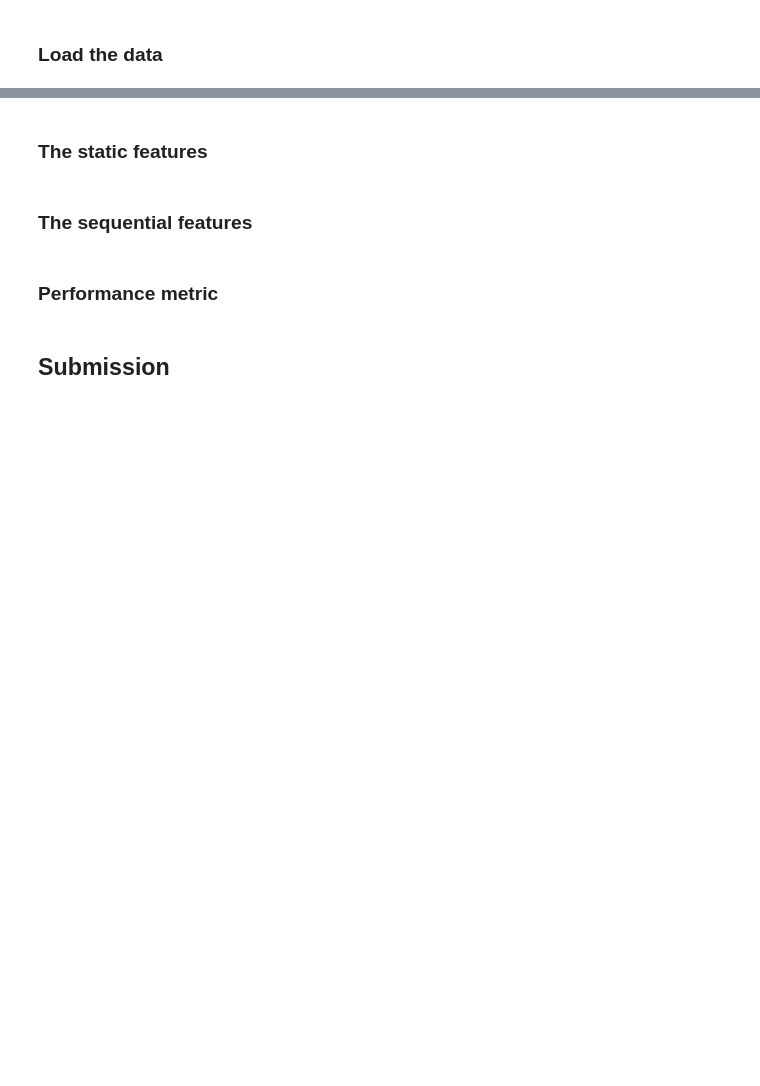
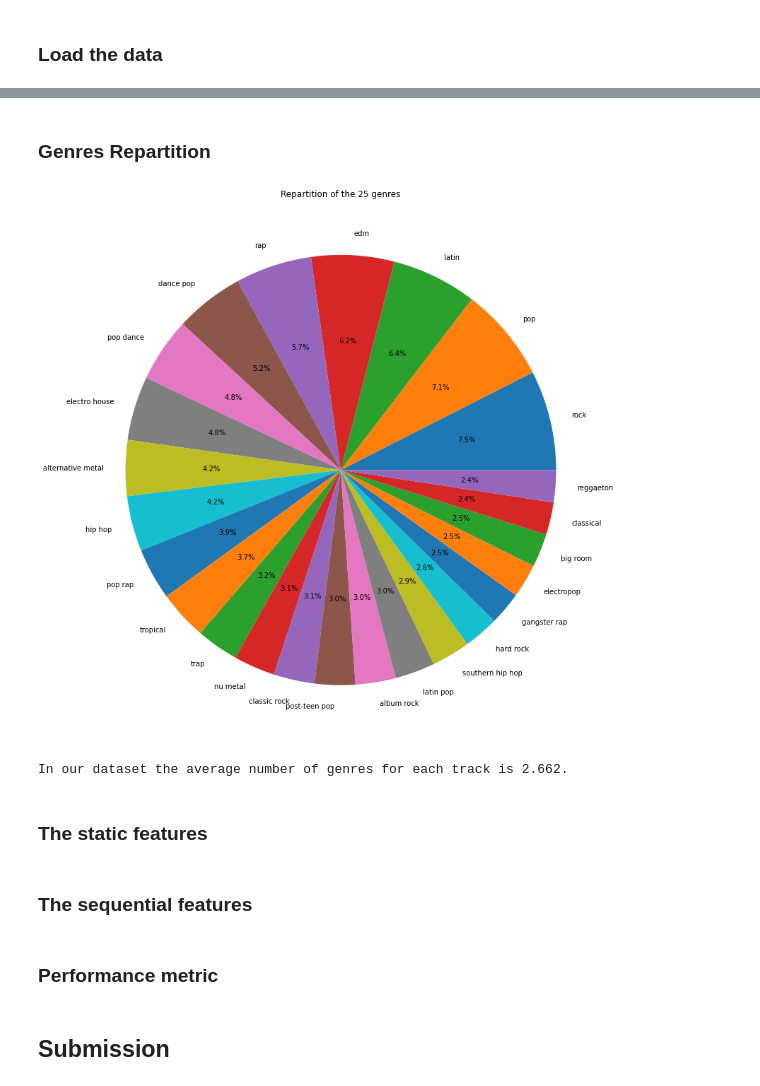
Before and after one commit to Egiob/spotify_genre_challenge, a Jupyter notebook: starting_kit.ipynb, the cells around one changed output, grey strips where cells are left out. Saved outputs shown, nothing was run; the diff lists cells and outputs as text; code cells hidden in the pictures; blank space fills up the shorter version.

```diff
--- a/starting_kit.ipynb
+++ b/starting_kit.ipynb
@@ -21,2 +44,5 @@ If the data has not yet been downloaded locally, uncomment the following cell an
 # %% [markdown]
 ### Load the data
+# %%
+X_df = pd.read_csv('data/X_train.csv', sep=';').drop(['Unnamed: 0'], axis=1)
+y_df = pd.read_csv('data/y_train.csv', sep=';').drop(['Unnamed: 0'], axis=1)
@@ -23,3 +68,14 @@ If the data has not yet been downloaded locally, uncomment the following cell an
+# %% [markdown]
+### Genres Repartition
+# %%
+y_df.sum().plot(figsize=(14,14), kind='pie', title='Repartition of the 25 genres', ylabel='', autopct='%1.1f%%')
+plt.show()
+# %% [output]
+[figure, added]
+# %%
+print("In our dataset the average number of genres for each track is %.3f." %(y_df.sum(axis=1).mean()))
+# %% [output]
+In our dataset the average number of genres for each track is 2.662.
 # %% [markdown]
 ### The static features
 # %% [markdown]
```
Also changed, not shown: parts of 12 cells of this notebook, 3 other files.
